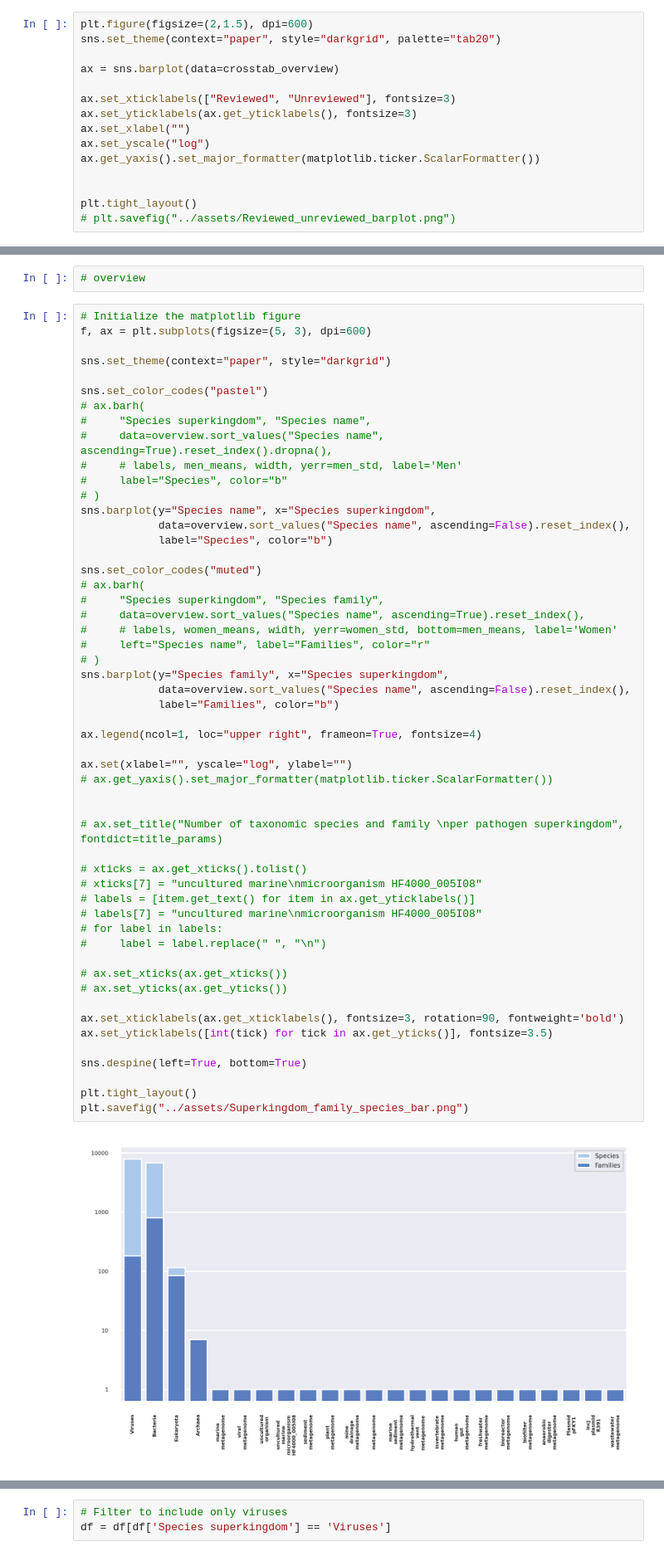
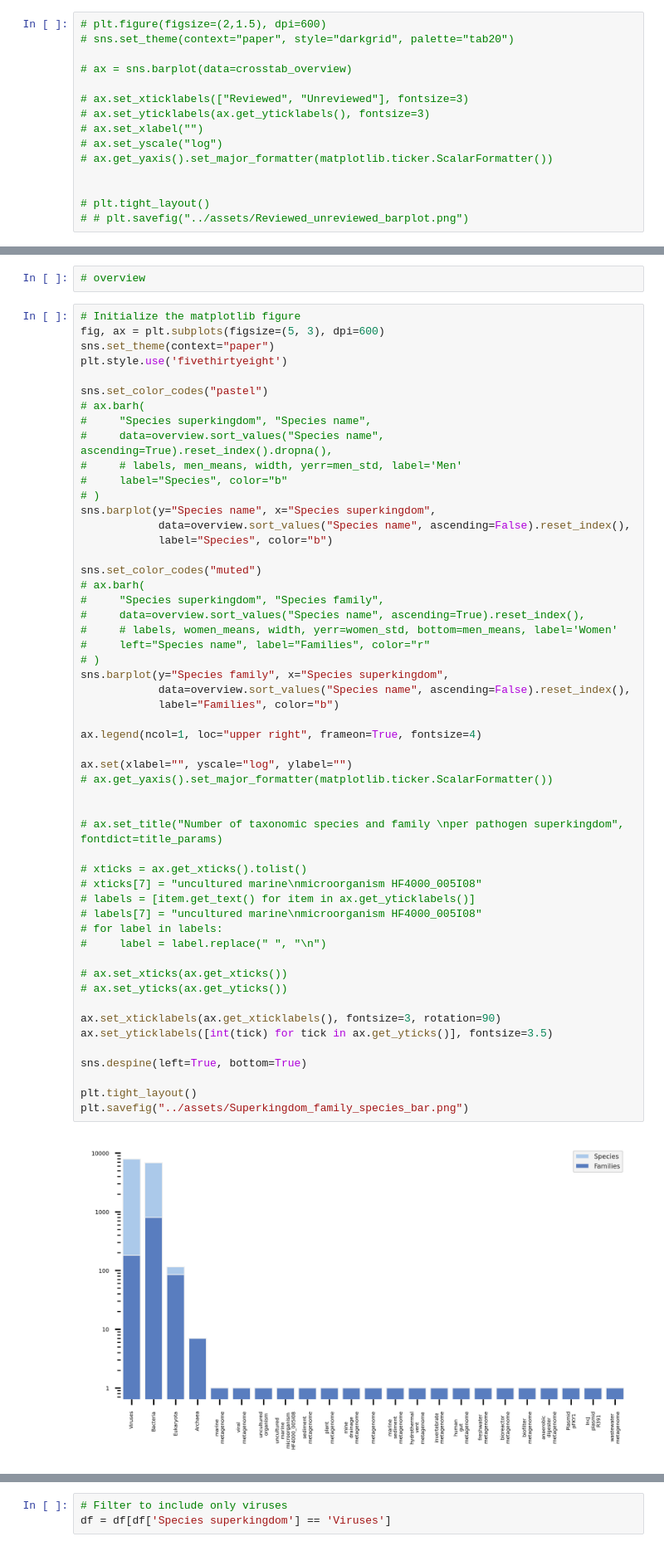
Before and after one commit to Rudolph-afk/Zoon0PredV, a Jupyter notebook: notebooks/Zoonosis_data_cleaning.ipynb, the cells around one changed output, grey strips where cells are left out. Shown at 83% size. Drawn from its saved outputs; the diff is of its cells as text.

Commit message:
Data imputation changes

```diff
--- a/notebooks/Zoonosis_data_cleaning.ipynb
+++ b/notebooks/Zoonosis_data_cleaning.ipynb
@@ -199,17 +197,17 @@ crosstab_overview
 | variable |  |  |
 | Status | 2426 | 355907 |
 # %%
-plt.figure(figsize=(2,1.5), dpi=600)
-sns.set_theme(context="paper", style="darkgrid", palette="tab20")
+# plt.figure(figsize=(2,1.5), dpi=600)
+# sns.set_theme(context="paper", style="darkgrid", palette="tab20")
 
-ax = sns.barplot(data=crosstab_overview)
+# ax = sns.barplot(data=crosstab_overview)
 
-ax.set_xticklabels(["Reviewed", "Unreviewed"], fontsize=3)
-ax.set_yticklabels(ax.get_yticklabels(), fontsize=3)
-ax.set_xlabel("")
-ax.set_yscale("log")
-ax.get_yaxis().set_major_formatter(matplotlib.ticker.ScalarFormatter())
+# ax.set_xticklabels(["Reviewed", "Unreviewed"], fontsize=3)
+# ax.set_yticklabels(ax.get_yticklabels(), fontsize=3)
+# ax.set_xlabel("")
+# ax.set_yscale("log")
+# ax.get_yaxis().set_major_formatter(matplotlib.ticker.ScalarFormatter())
 
 
-plt.tight_layout()
-# plt.savefig("../assets/Reviewed_unreviewed_barplot.png")
+# plt.tight_layout()
+# # plt.savefig("../assets/Reviewed_unreviewed_barplot.png")
@@ -423,9 +419,9 @@ overview["Species superkingdom"] = overview["Species superkingdom"].str.replace(
 # overview
 # %%
 # Initialize the matplotlib figure
-f, ax = plt.subplots(figsize=(5, 3), dpi=600)
-
-sns.set_theme(context="paper", style="darkgrid")
+fig, ax = plt.subplots(figsize=(5, 3), dpi=600)
+sns.set_theme(context="paper")
+plt.style.use('fivethirtyeight')
 
 sns.set_color_codes("pastel")
 # ax.barh(
@@ -447,35 +443,35 @@ sns.set_color_codes("muted")
 # )
 sns.barplot(y="Species family", x="Species superkingdom",
             data=overview.sort_values("Species name", ascending=False).reset_index(),
             label="Families", color="b")
 
 ax.legend(ncol=1, loc="upper right", frameon=True, fontsize=4)
 
 ax.set(xlabel="", yscale="log", ylabel="")
 # ax.get_yaxis().set_major_formatter(matplotlib.ticker.ScalarFormatter())
 
 
 # ax.set_title("Number of taxonomic species and family \nper pathogen superkingdom", fontdict=title_params)
 
 # xticks = ax.get_xticks().tolist()
 # xticks[7] = "uncultured marine\nmicroorganism HF4000_005I08"
 # labels = [item.get_text() for item in ax.get_yticklabels()]
 # labels[7] = "uncultured marine\nmicroorganism HF4000_005I08"
 # for label in labels:
 #     label = label.replace(" ", "\n")
 
 # ax.set_xticks(ax.get_xticks())
 # ax.set_yticks(ax.get_yticks())
 
-ax.set_xticklabels(ax.get_xticklabels(), fontsize=3, rotation=90, fontweight='bold')
+ax.set_xticklabels(ax.get_xticklabels(), fontsize=3, rotation=90)
 ax.set_yticklabels([int(tick) for tick in ax.get_yticks()], fontsize=3.5)
 
 sns.despine(left=True, bottom=True)
 
 plt.tight_layout()
 plt.savefig("../assets/Superkingdom_family_species_bar.png")
 # %% [output]
-[figure, old version]
+[figure, new version]
 # %% [markdown]
 <a id="filter"></a>
 # %%
```
Also changed, not shown: parts of 10 cells of this notebook.
